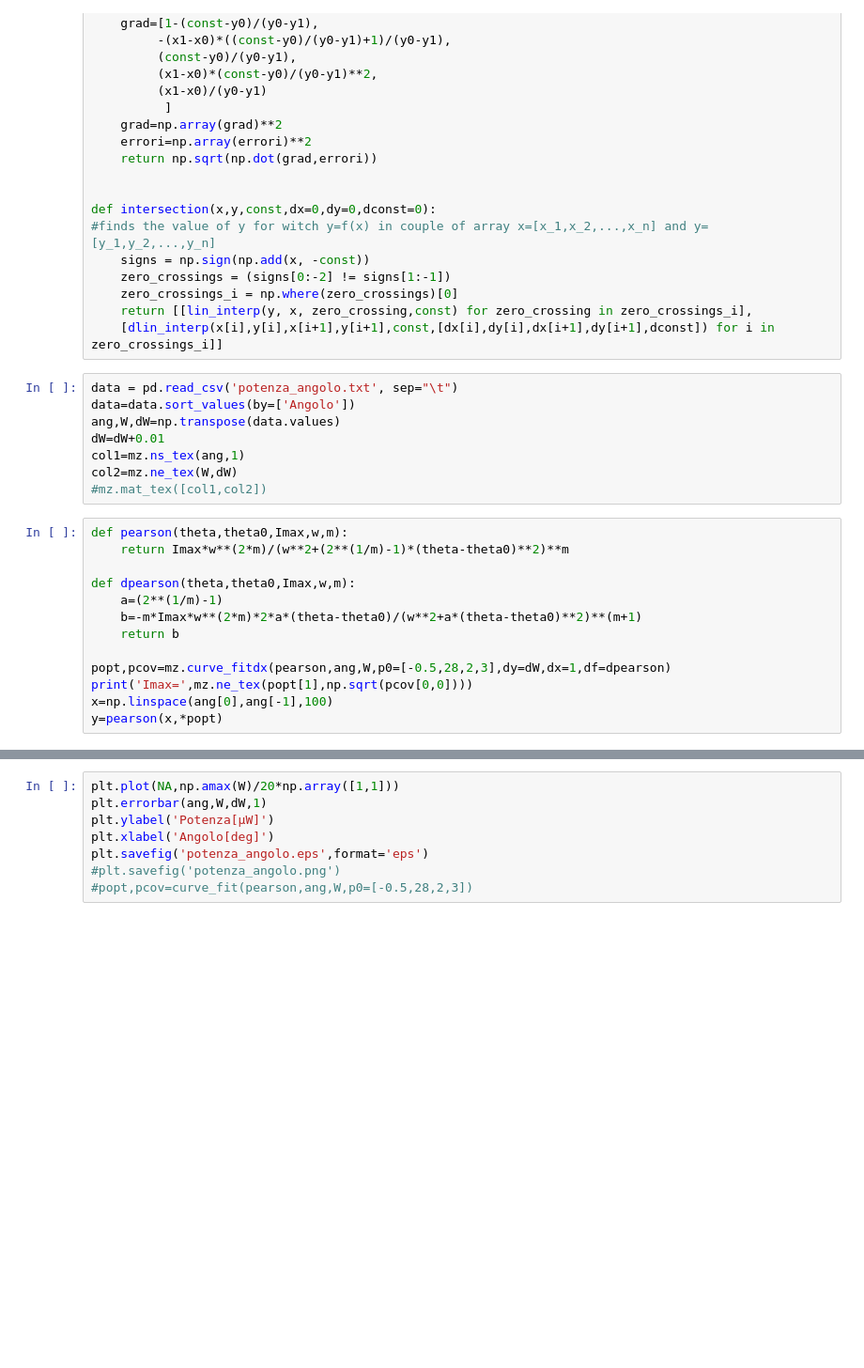
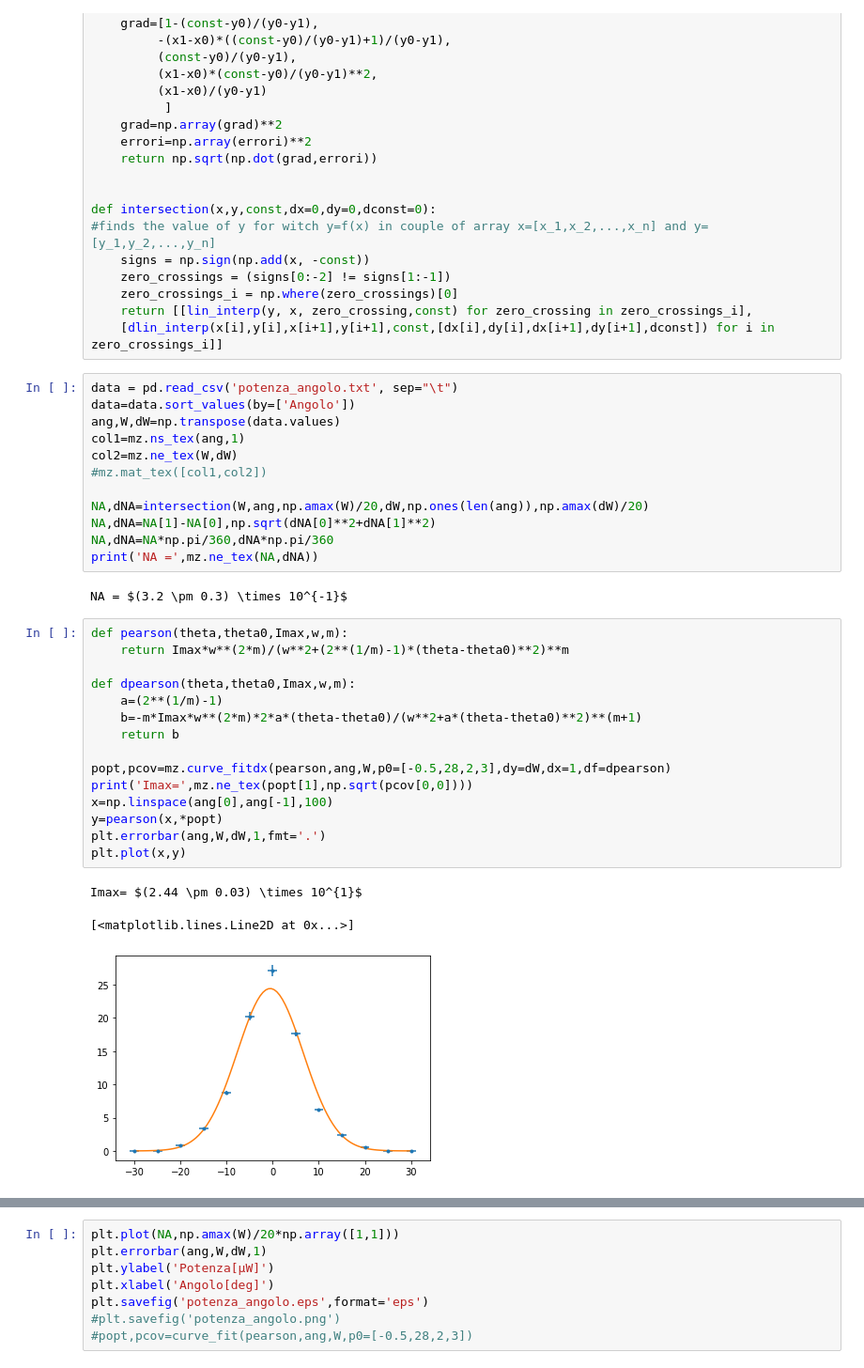
Before and after one commit to Francesco215/Ottica_Quantistica, a Jupyter notebook: Fibre ottiche/analisi.ipynb, the cells around one changed output, grey strips where cells are left out. Shown at 94% size. Cells and saved outputs as stored; diff of their text form; blank space fills up the shorter version.

```diff
--- a/Fibre ottiche/analisi.ipynb
+++ b/Fibre ottiche/analisi.ipynb
@@ -34,20 +34,32 @@ def intersection(x,y,const,dx=0,dy=0,dconst=0):
 data = pd.read_csv('potenza_angolo.txt', sep="\t")
 data=data.sort_values(by=['Angolo'])
 ang,W,dW=np.transpose(data.values)
-dW=dW+0.01
 col1=mz.ns_tex(ang,1)
 col2=mz.ne_tex(W,dW)
 #mz.mat_tex([col1,col2])
+
+NA,dNA=intersection(W,ang,np.amax(W)/20,dW,np.ones(len(ang)),np.amax(dW)/20)
+NA,dNA=NA[1]-NA[0],np.sqrt(dNA[0]**2+dNA[1]**2)
+NA,dNA=NA*np.pi/360,dNA*np.pi/360
+print('NA =',mz.ne_tex(NA,dNA))
+# %% [output]
+NA = $(3.2 \pm 0.3) \times 10^{-1}$
 # %%
 def pearson(theta,theta0,Imax,w,m):
     return Imax*w**(2*m)/(w**2+(2**(1/m)-1)*(theta-theta0)**2)**m
 
 def dpearson(theta,theta0,Imax,w,m):
     a=(2**(1/m)-1)
     b=-m*Imax*w**(2*m)*2*a*(theta-theta0)/(w**2+a*(theta-theta0)**2)**(m+1)
     return b
 
 popt,pcov=mz.curve_fitdx(pearson,ang,W,p0=[-0.5,28,2,3],dy=dW,dx=1,df=dpearson)
 print('Imax=',mz.ne_tex(popt[1],np.sqrt(pcov[0,0])))
 x=np.linspace(ang[0],ang[-1],100)
 y=pearson(x,*popt)
+plt.errorbar(ang,W,dW,1,fmt='.')
+plt.plot(x,y)
+# %% [output]
+Imax= $(2.44 \pm 0.03) \times 10^{1}$
+[<matplotlib.lines.Line2D at 0x...>]
+[figure, added]
```
Also changed, not shown: parts of 5 cells of this notebook, 8 other files.
